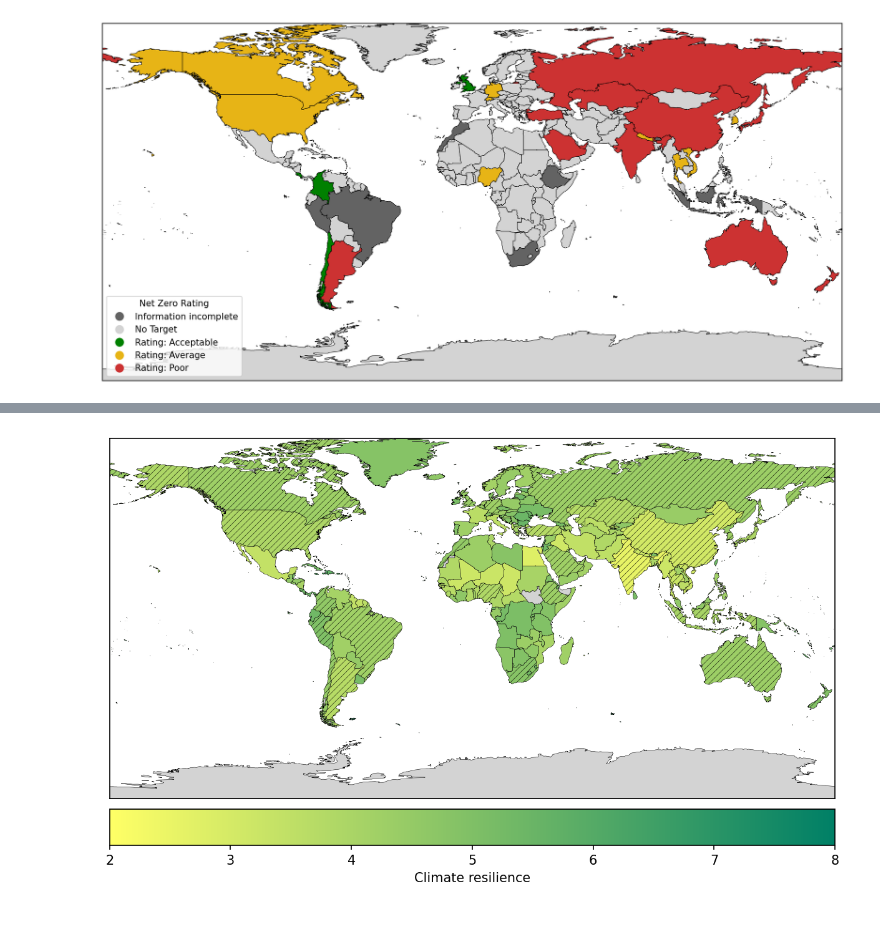
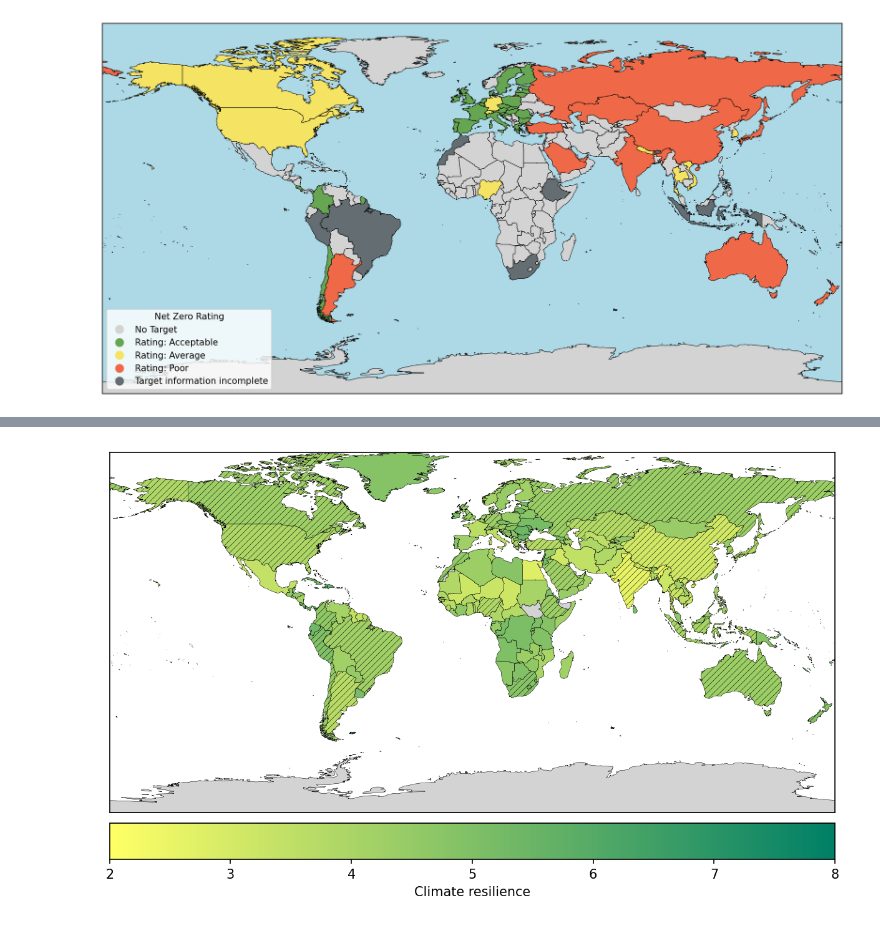
Before and after one commit to rodrigoms95/UNESCO_climate, a Jupyter notebook: code/mapa.ipynb, the cells around one changed output, grey strips where cells are left out. Saved outputs shown, nothing was run; the diff lists cells and outputs as text; code cells hidden in the pictures.

```diff
--- a/code/mapa.ipynb
+++ b/code/mapa.ipynb
@@ -21,7 +21,7 @@ data_d = "../results/"
 wb_path = "../../Bases_de_datos/World_Bank_CCKP/"
 
 # Mapas
-map_f = [ "Natural_Earth/ne_50m_admin_0_countries",
+map_f = [ "Natural_Earth/ne_50m_admin_0_countries_mod",
     "Natural_Earth/ne_10m_admin_0_countries",
     "Natural_Earth/ne_10m_admin_1_states_provinces",
     "Natural_Earth/ne_10m_admin_1_states_provinces_mod",
@@ -264,35 +302,44 @@ gdf_oecd = pd.concat( [gdf_oecd, gdf_countries] )
 # %%
 # Gráfica de Climate Action Tracker Net Zero Rating
 
 # Incializamos gráfica
 fig, ax = plt.subplots()
 fig.set_facecolor("w")
-fig.set_size_inches(15, 10)
+fig.set_size_inches(15, 15)
 fig.set_dpi(150)
+
+gdf_2.loc[['AUT', 'BEL', 'BGR', 'HRV', 'CYP', 'CZE', 'DNK', 'EST', "SWE",
+    'FIN', 'FRA', 'GRC', 'HUN', 'IRL', 'ITA', 'LVA', 'LTU', 'LUX', 'MLT',
+    'NLD', 'POL', 'PRT', 'ROU', 'SVK', 'SVN', 'ESP'],
+    "Net Zero Rating"] = "Acceptable"
 
 # Cambiamos los nombres para que estén ordenados alfabéticamente.
 gdf_2["Net Zero Rating"] = gdf_2["Net Zero Rating"].fillna( "No Target"
-    ).replace( { "Acceptable": "Rating: Acceptable",
-    "Average": "Rating: Average", "Poor": "Rating: Poor" } )
+    ).replace( { "Information incomplete": "Target information incomplete",
+    "Acceptable": "Rating: Acceptable", "Average": "Rating: Average",
+    "Poor": "Rating: Poor" } )
 
 # Establecemos los colores
-color_dict = { "Information incomplete": "#636363", "No Target": "lightgrey",
-    "Rating: Acceptable": "green", "Rating: Average": "#e7b416",
-    "Rating: Poor": "#cc3232",
-  }
+color_dict = {
+    "No Target": "lightgrey", "Rating: Acceptable": "#66a652",
+    "Rating: Average": "#f5e363", "Rating: Poor": "#ef6948",
+    "Target information incomplete": "#646d72",
+    }
 
 # Graficamos Net Zero Rating
 gdf_2.plot( ax = ax, column = gdf_2["Net Zero Rating"],
     cmap = colors.ListedColormap(list(color_dict.values())),
     edgecolor = "black", linewidth = 0.5, legend = True,
     legend_kwds = {"title": "Net Zero Rating", "loc": "lower left"} )
 
 # Ajustes de visualización
 #ax.axis('off')
 ax.margins(0)
 ax.tick_params( left = False, labelleft = False,
     bottom = False, labelbottom = False )
+ax.set_facecolor("lightblue")
+ax.set_ylim(-90, 90)
 
 plt.show()
 # %% [output]
-[figure, old version]
+[figure, new version]
```
Also changed, not shown: parts of 6 cells of this notebook, 4 other files.
